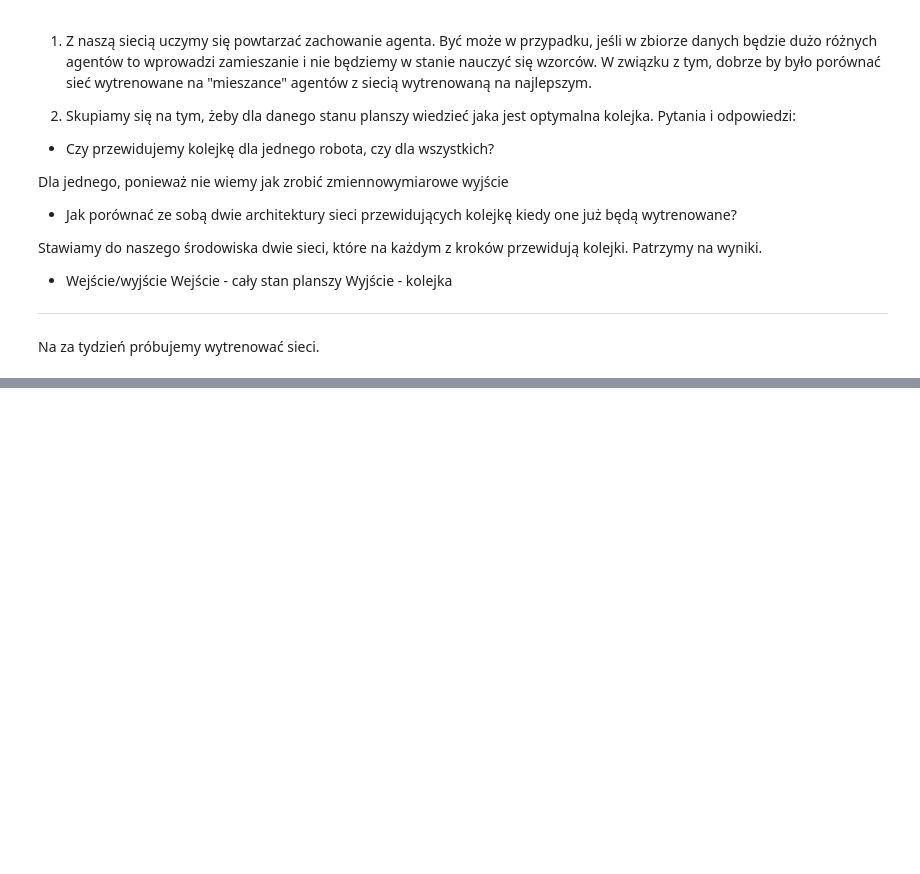
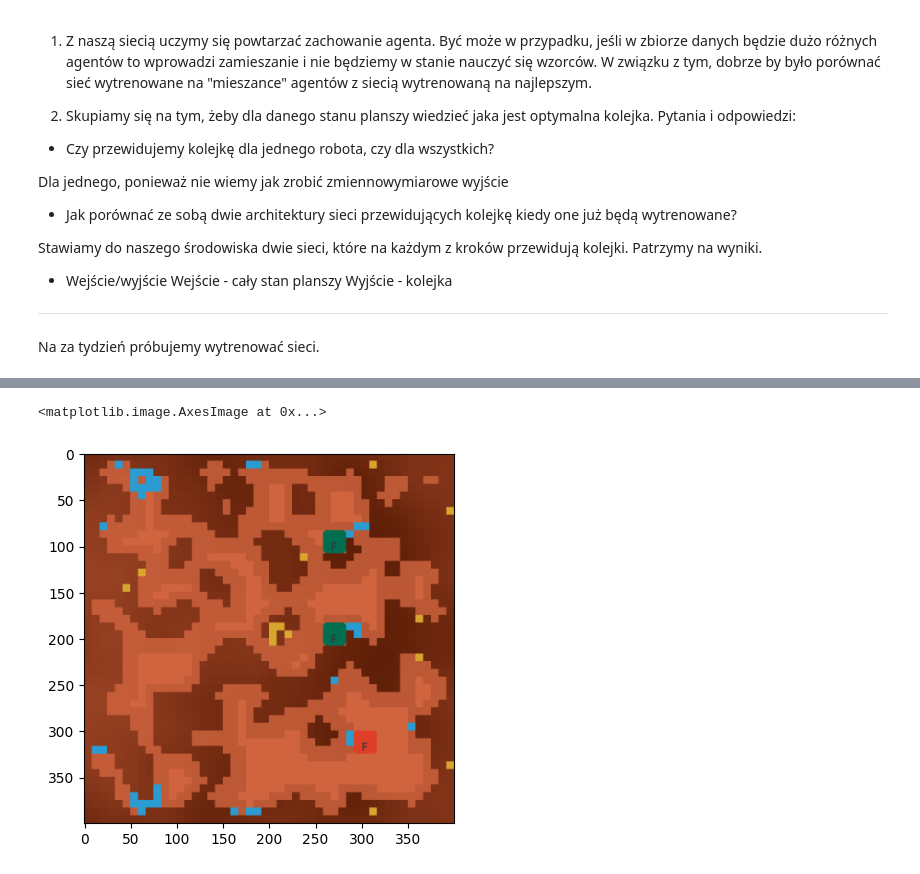
Before and after one commit to aI-lab-glider/lux-ai-challenge, a Jupyter notebook: dataset_generation/playground.ipynb, the cells around one changed output, grey strips where cells are left out. Cells and saved outputs as stored; diff of their text form; code cells hidden in the pictures; blank space fills up the shorter version.

```diff
--- a/dataset_generation/playground.ipynb
+++ b/dataset_generation/playground.ipynb
@@ -159,0 +100,14 @@ class Solver:
+# %%
+from luxai_s2.pyvisual.visualizer import Visualizer
+from luxai_s2.state import State
+from matplotlib import pyplot as plt
+
+env_state = State.from_obs(lux_ai_episode[step], env_config)
+vis = Visualizer(env_state)
+vis.update_scene(env_state)
+w = h = 400
+img = vis._create_image_array(vis.surf, (w, h))
+plt.imshow(img)
+# %% [output]
+<matplotlib.image.AxesImage at 0x...>
+[figure, added]
```
Also changed, not shown: parts of 5 cells of this notebook, 2 other files.
